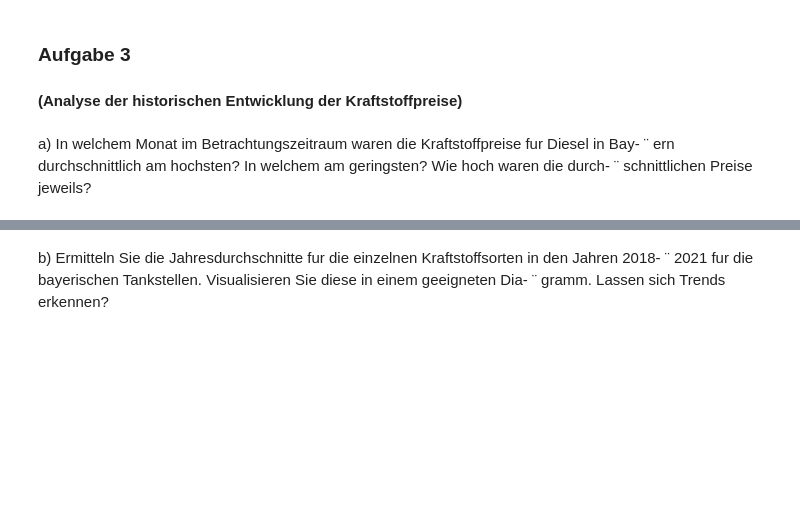
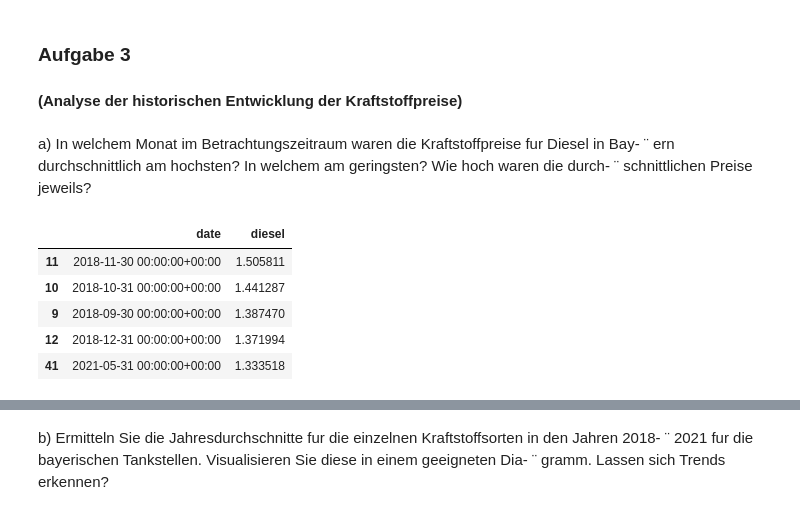
Before and after one commit to TechPiranja/DA_Stud, a Jupyter notebook: nachname_vorname.ipynb, the cells around one changed output, grey strips where cells are left out. Cells and saved outputs as stored; diff of their text form; code cells hidden in the pictures; blank space fills up the shorter version.

```diff
--- a/nachname_vorname.ipynb
+++ b/nachname_vorname.ipynb
@@ -748,0 +744,14 @@ schnittlichen Preise jeweils?
+# %%
+monthPrices = df_prices_BY.resample(rule='M', on='date')['diesel'].mean()
+monthPrices_df = pd.DataFrame(monthPrices)
+monthPrices_df = monthPrices_df.reset_index()
+# %%
+monthPrices_df.sort_values(by=["diesel"], inplace=True, ascending=False)
+monthPrices_df.head()
+# %% [output]
+|  | date | diesel |
+| 11 | 2018-11-30 00:00:00+00:00 | 1.505811 |
+| 10 | 2018-10-31 00:00:00+00:00 | 1.441287 |
+| 9 | 2018-09-30 00:00:00+00:00 | 1.387470 |
+| 12 | 2018-12-31 00:00:00+00:00 | 1.371994 |
+| 41 | 2021-05-31 00:00:00+00:00 | 1.333518 |
```
Also changed, not shown: parts of 14 cells of this notebook.
